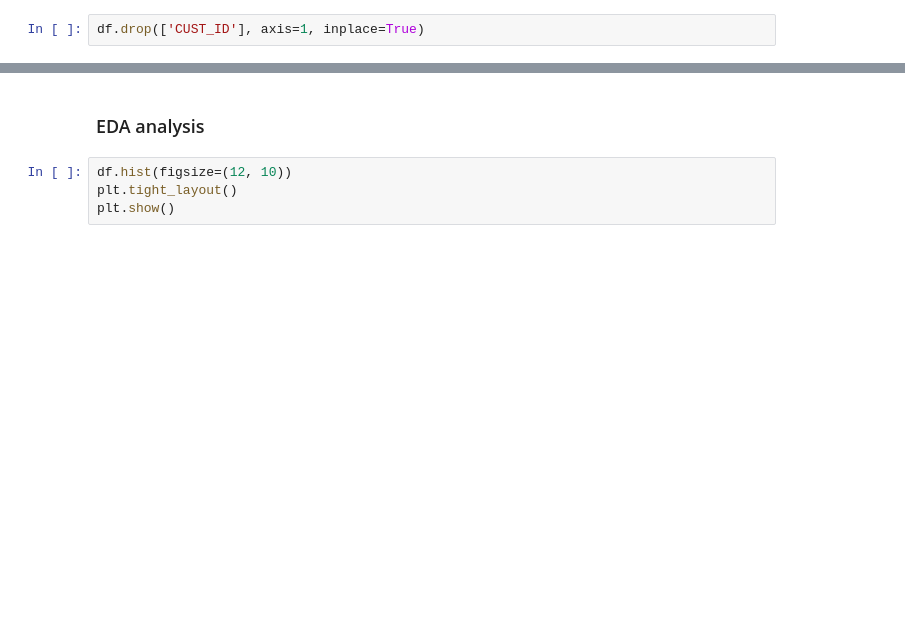
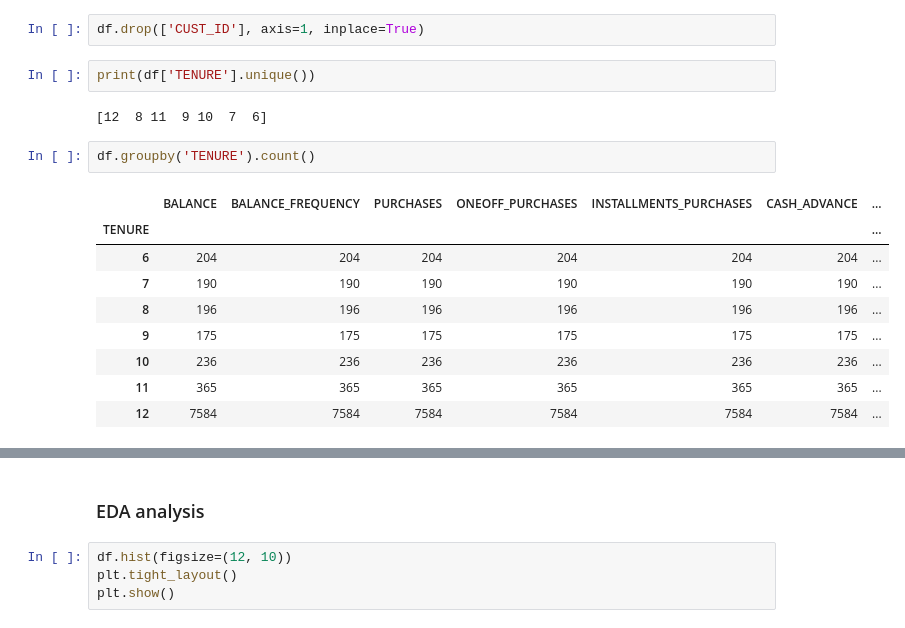
Before and after one commit to grappeefruitt/schulich_data_science, a Jupyter notebook: Fall 2023/assignment2.ipynb, the cells around one changed output, grey strips where cells are left out. Cells and saved outputs as stored; diff of their text form; blank space fills up the shorter version.

```diff
--- a/Fall 2023/assignment2.ipynb
+++ b/Fall 2023/assignment2.ipynb
@@ -121,5 +103,21 @@ dtype: int64
 # %%
 df.drop(['CUST_ID'], axis=1, inplace=True)
+# %%
+print(df['TENURE'].unique())
+# %% [output]
+[12  8 11  9 10  7  6]
+# %%
+df.groupby('TENURE').count()
+# %% [output]
+|  | BALANCE | BALANCE_FREQUENCY | PURCHASES | ONEOFF_PURCHASES | INSTALLMENTS_PURCHASES | CASH_ADVANCE | ... |
+| TENURE |  |  |  |  |  |  | ... |
+| 6 | 204 | 204 | 204 | 204 | 204 | 204 | ... |
+| 7 | 190 | 190 | 190 | 190 | 190 | 190 | ... |
+| 8 | 196 | 196 | 196 | 196 | 196 | 196 | ... |
+| 9 | 175 | 175 | 175 | 175 | 175 | 175 | ... |
+| 10 | 236 | 236 | 236 | 236 | 236 | 236 | ... |
+| 11 | 365 | 365 | 365 | 365 | 365 | 365 | ... |
+| 12 | 7584 | 7584 | 7584 | 7584 | 7584 | 7584 | ... |
 # %%
 #Feature scaling
 scaler = StandardScaler()
```
Also changed, not shown: parts of 26 cells of this notebook.
